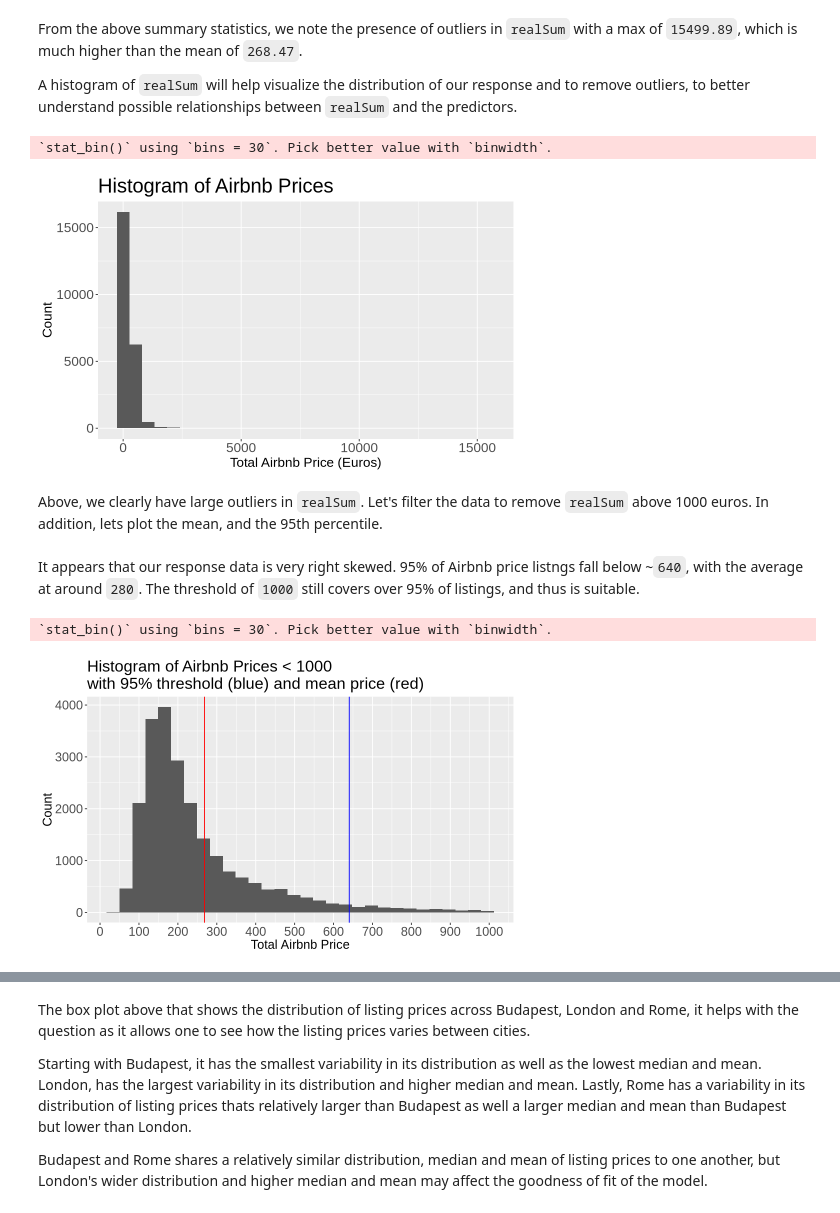
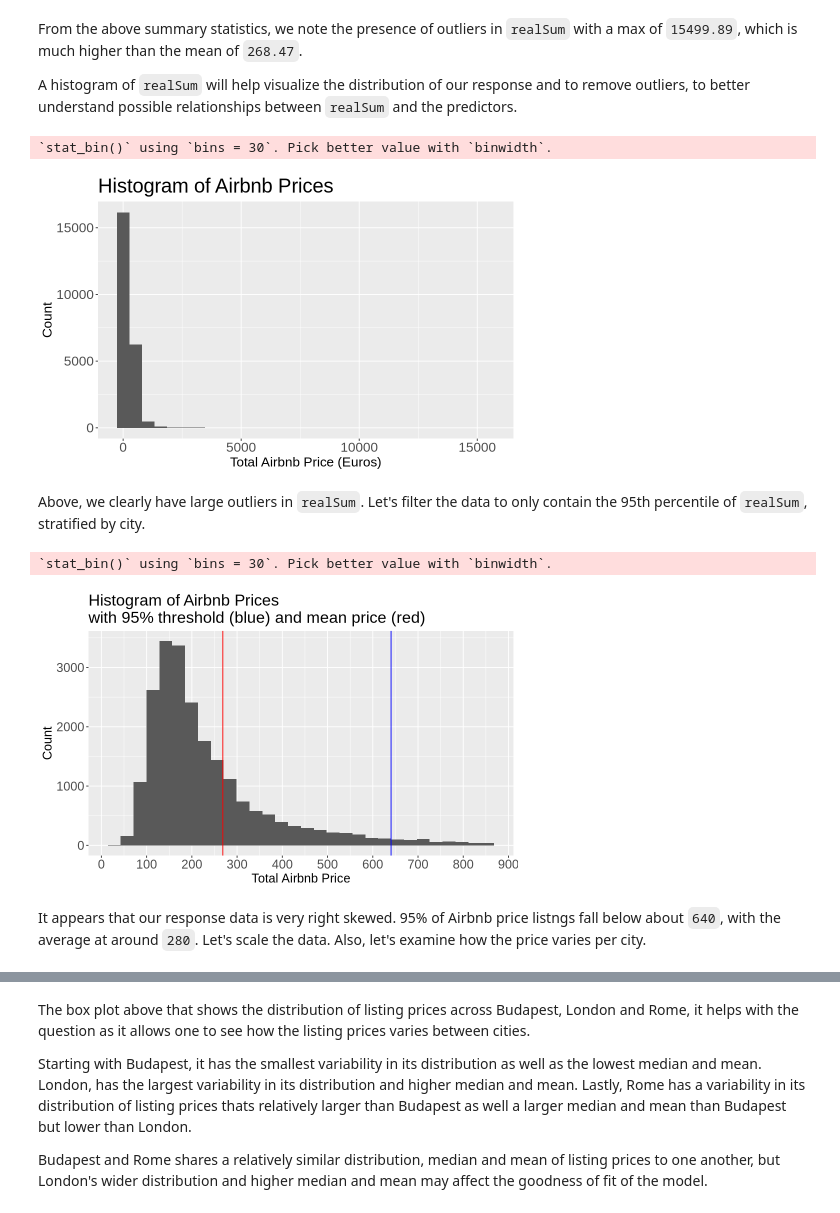
Before and after one commit to Mshl2299/STAT301_Group_Project, a Jupyter notebook: Project.ipynb, the cells around one changed output, grey strips where cells are left out. Saved outputs shown, nothing was run; the diff lists cells and outputs as text; code cells hidden in the pictures.

```diff
--- a/Project.ipynb
+++ b/Project.ipynb
@@ -69,7 +106,7 @@ Loaded glmnet 4.1-8
 # select vars from dataset and add city name + if it's weekend data
 tidy_data <- function(path, cityName, isWeekend) {
     data <- read_csv(path, show_col_types = FALSE) %>%
-        select(-...1, -attr_index, -attr_index_norm, -rest_index, -rest_index_norm)
+        select(-...1, -attr_index, -attr_index_norm, -rest_index, -rest_index_norm, -lng,-lat)
     data$room_type <- as.factor(data$room_type)
     data$city <- as.factor(cityName)
     data$isWeekend <- as.logical(isWeekend)
@@ -115,4 +152,12 @@ A tibble: 3 × 17
 | 162.8519 | Entire home/apt | FALSE | FALSE | 4 | FALSE | 0 | 0 | ... |
 | 129.2475 | Entire home/apt | FALSE | FALSE | 3 | FALSE | 0 | 1 | ... |
 | 129.2475 | Entire home/apt | FALSE | FALSE | 3 | FALSE | 0 | 1 | ... |
+# %%
+# Main developer: Matthew
+
+data <- data %>%
+    mutate(   #change columns into correct object types
+            across(c(room_type,city),as.factor),
+            across(c(multi,biz,isWeekend),as.logical)
+        )
 # %% [markdown]
@@ -204,33 +238,37 @@ realSum_hist <- data %>%
 realSum_hist
 # %% [output]
 `stat_bin()` using `bins = 30`. Pick better value with `binwidth`.
-[figure, old version]
+[figure, new version]
 # %% [markdown]
-Above, we clearly have large outliers in `realSum`. Let's filter the data to remove `realSum` above 1000 euros. In addition, lets plot the mean, and the 95th percentile.
+Above, we clearly have large outliers in `realSum`. Let's filter the data to only contain the 95th percentile of `realSum`, stratified by city.
-# %% [markdown]
-It appears that our response data is very right skewed. 95% of Airbnb price listngs fall below ~`640`, with the average at around `280`. The threshold of `1000` still covers over 95% of listings, and thus is suitable.
 # %%
 # Main developer: Marcus
+# Contributor: Matthew (filtering)
 
+# filtering outliers from each city by removing listing with prices that lies at the upper 5%
 data_filt <- data %>%
-    filter(realSum < 1000)
+    group_by(city) %>%
+    filter(realSum <= quantile(realSum, 0.95, na.rm = TRUE)) %>%
+    ungroup()
 
 realSum_hist_filt <- data_filt %>%
     ggplot(aes(x=realSum)) +
     geom_histogram() +
     geom_vline(xintercept=mean(data$realSum), color = "red") +
     geom_vline(xintercept=quantile(data$realSum, 0.95), color = "blue") +
     scale_x_continuous(breaks=seq(0, 1000, 100)) +
-    ggtitle("Histogram of Airbnb Prices < 1000\nwith 95% threshold (blue) and mean price (red)") +
+    ggtitle("Histogram of Airbnb Prices \nwith 95% threshold (blue) and mean price (red)") +
     labs(x="Total Airbnb Price", y="Count") +
     theme(axis.text = element_text(size = 15),
           axis.title = element_text(size = 15),
          title=element_text(size = 16))
 
 
 realSum_hist_filt
 # %% [output]
 `stat_bin()` using `bins = 30`. Pick better value with `binwidth`.
-[figure, old version]
+[figure, new version]
+# %% [markdown]
+It appears that our response data is very right skewed. 95% of Airbnb price listngs fall below about `640`, with the average at around `280`. Let's scale the data. Also, let's examine how the price varies per city.
 # %%
 # Main developer: Matthew
```
Also changed, not shown: parts of 31 cells of this notebook.
